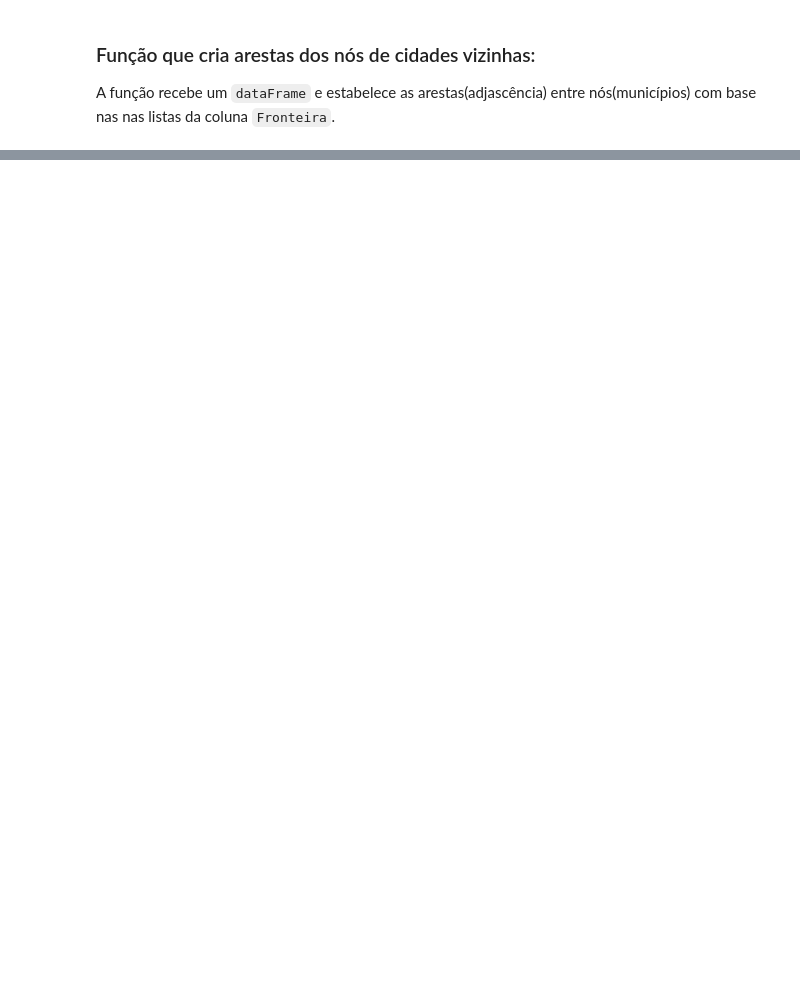
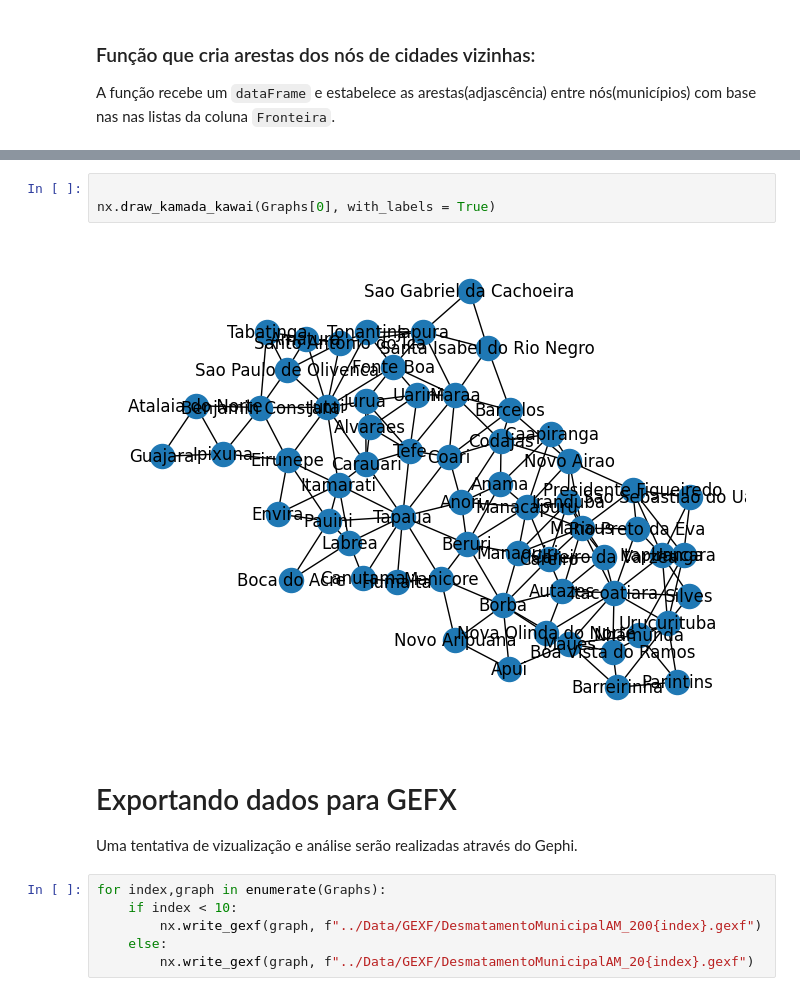
Before and after one commit to jAzz-hub/DesmatamentoNoAmazonas, a Jupyter notebook: Notebooks/DataModeling.ipynb, the cells around one changed output, grey strips where cells are left out. Saved outputs shown, nothing was run; the diff lists cells and outputs as text; blank space fills up the shorter version.

Commit message:
Grafos Modelados | Exportando grafos de cada ano para arquivos GEFX

```diff
--- a/Notebooks/DataModeling.ipynb
+++ b/Notebooks/DataModeling.ipynb
@@ -69,0 +97,14 @@ def AverageHigh(city, dataFrame):
+# %%
+
+nx.draw_kamada_kawai(Graphs[0], with_labels = True)
+# %% [output]
+[figure, added]
+# %% [markdown]
+# Exportando dados para GEFX
+Uma tentativa de vizualização e análise serão realizadas através do Gephi.
+# %%
+for index,graph in enumerate(Graphs):
+    if index < 10:
+        nx.write_gexf(graph, f"../Data/GEXF/DesmatamentoMunicipalAM_200{index}.gexf")
+    else:
+        nx.write_gexf(graph, f"../Data/GEXF/DesmatamentoMunicipalAM_20{index}.gexf")
```
Also changed, not shown: parts of 7 cells of this notebook, 2 other files.
